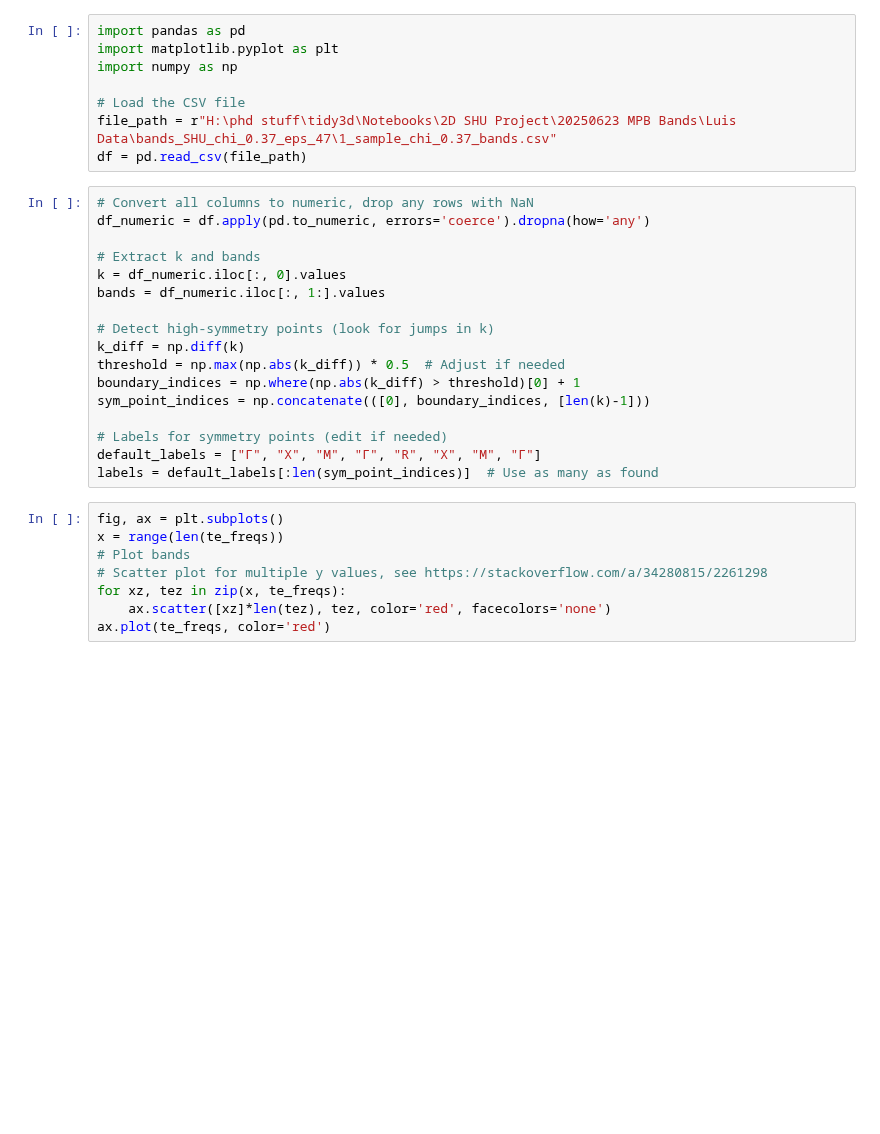
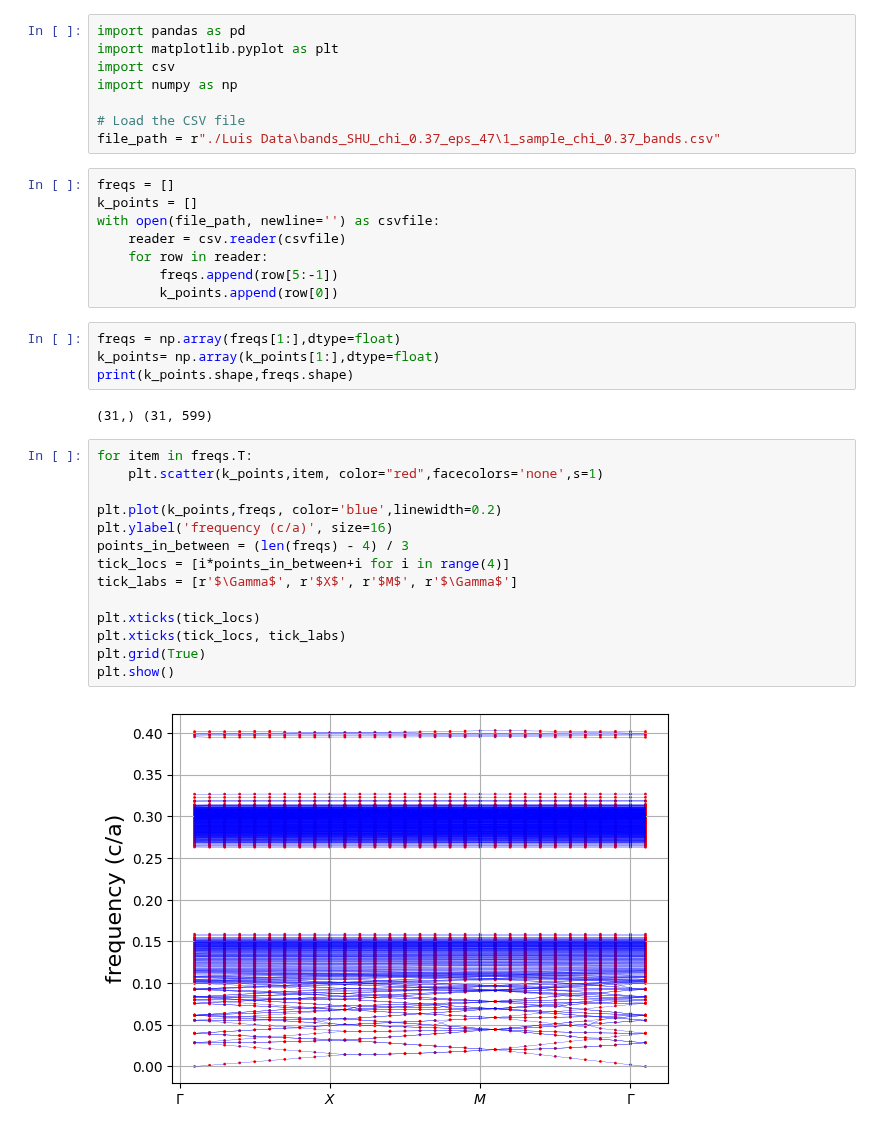
Before and after one commit to fhernandez93/LoadingPermittivityDistToSlabTransmission, a Jupyter notebook: Notebooks/2D SHU Project/20250623 MPB Bands/20250623 MPB Bands Plot.ipynb, the cells around one changed output. Cells and saved outputs as stored; diff of their text form; blank space fills up the shorter version.

```diff
--- a/Notebooks/2D SHU Project/20250623 MPB Bands/20250623 MPB Bands Plot.ipynb
+++ b/Notebooks/2D SHU Project/20250623 MPB Bands/20250623 MPB Bands Plot.ipynb
@@ -1,33 +1,38 @@
 # %%
 import pandas as pd
 import matplotlib.pyplot as plt
+import csv
 import numpy as np
 
 # Load the CSV file
-file_path = r"H:\phd stuff\tidy3d\Notebooks\2D SHU Project\20250623 MPB Bands\Luis Data\bands_SHU_chi_0.37_eps_47\1_sample_chi_0.37_bands.csv"
-df = pd.read_csv(file_path)
+file_path = r"./Luis Data\bands_SHU_chi_0.37_eps_47\1_sample_chi_0.37_bands.csv"
-# %%
-# Convert all columns to numeric, drop any rows with NaN
-df_numeric = df.apply(pd.to_numeric, errors='coerce').dropna(how='any')
-
-# Extract k and bands
-k = df_numeric.iloc[:, 0].values
-bands = df_numeric.iloc[:, 1:].values
-
-# Detect high-symmetry points (look for jumps in k)
-k_diff = np.diff(k)
-threshold = np.max(np.abs(k_diff)) * 0.5  # Adjust if needed
-boundary_indices = np.where(np.abs(k_diff) > threshold)[0] + 1
-sym_point_indices = np.concatenate(([0], boundary_indices, [len(k)-1]))
-
-# Labels for symmetry points (edit if needed)
-default_labels = ["Γ", "X", "M", "Γ", "R", "X", "M", "Γ"]
-labels = default_labels[:len(sym_point_indices)]  # Use as many as found
-# %%
-fig, ax = plt.subplots()
-x = range(len(te_freqs))
-# Plot bands
-# Scatter plot for multiple y values, see https://stackoverflow.com/a/34280815/2261298
-for xz, tez in zip(x, te_freqs):
-    ax.scatter([xz]*len(tez), tez, color='red', facecolors='none')
-ax.plot(te_freqs, color='red')
+# %%
+freqs = []
+k_points = []
+with open(file_path, newline='') as csvfile:
+    reader = csv.reader(csvfile)
+    for row in reader:
+        freqs.append(row[5:-1])
+        k_points.append(row[0])
+# %%
+freqs = np.array(freqs[1:],dtype=float)
+k_points= np.array(k_points[1:],dtype=float)
+print(k_points.shape,freqs.shape)
+# %% [output]
+(31,) (31, 599)
+# %%
+for item in freqs.T:
+    plt.scatter(k_points,item, color="red",facecolors='none',s=1)
+
+plt.plot(k_points,freqs, color='blue',linewidth=0.2)
+plt.ylabel('frequency (c/a)', size=16)
+points_in_between = (len(freqs) - 4) / 3
+tick_locs = [i*points_in_between+i for i in range(4)]
+tick_labs = [r'$\Gamma$', r'$X$', r'$M$', r'$\Gamma$']
+
+plt.xticks(tick_locs)
+plt.xticks(tick_locs, tick_labs)
+plt.grid(True)
+plt.show()
+# %% [output]
+[figure, added]
```
Also changed, not shown: 10 other files.
